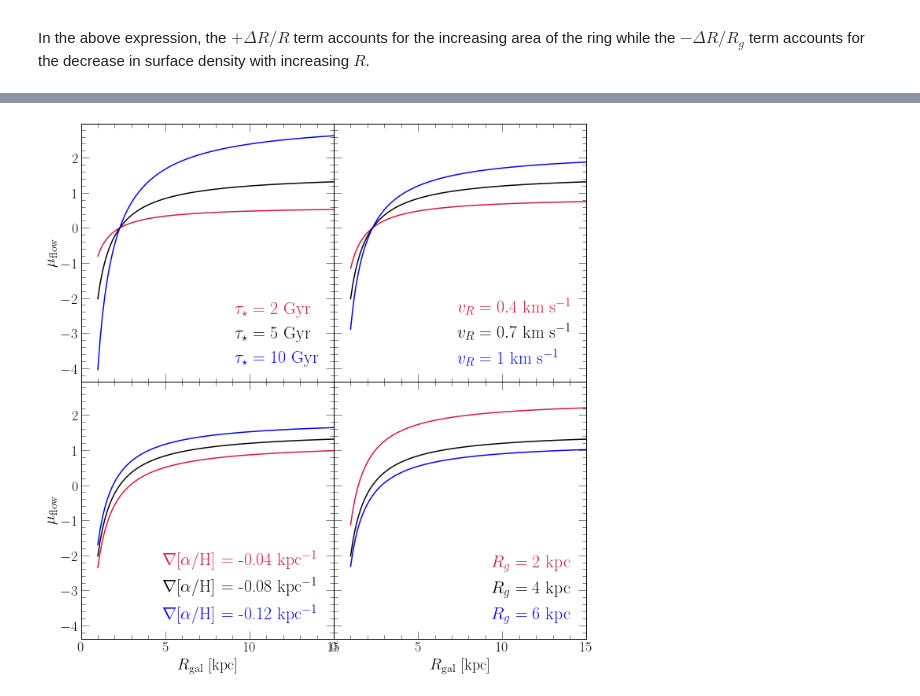
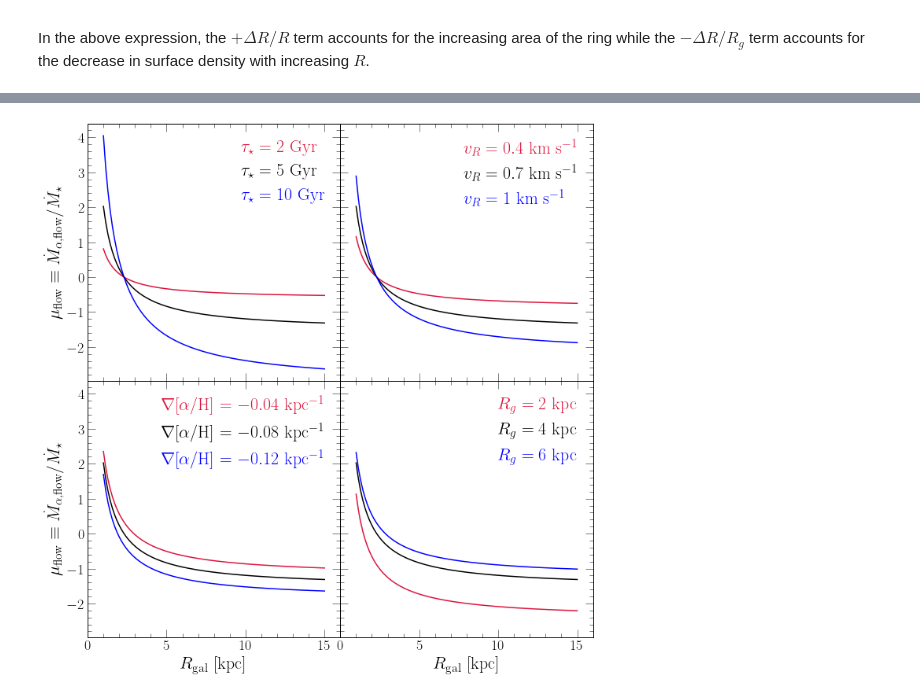
Before and after one commit to giganano/outflows, a Jupyter notebook: notebooks/radialflows.ipynb, the cells around one changed output, grey strips where cells are left out. Drawn from its saved outputs; the diff is of its cells as text; code cells hidden in the pictures.

```diff
--- a/notebooks/radialflows.ipynb
+++ b/notebooks/radialflows.ipynb
@@ -347,7 +363,7 @@ def ralpha(A):
 def mu_flow(taustar, vr, A, rg, R):
     vr *= _SECONDS_PER_GYR_
     vr *= _KM_PER_KPC_ # vr now in kpc / Gyr
-    return taustar * vr * (1 / ralpha(A) + 1 / rg - 1 / R)
+    return taustar * vr * (1 / R - 1 / rg - 1 / ralpha(A))
 # %%
 fig = plt.figure(figsize = (10, 10))
 axes = []
@@ -356,14 +372,15 @@ for i in range(4):
     if i: kwargs["sharey"] = axes[0]
     axes.append(fig.add_subplot(221 + i, **kwargs))
     if i == 0 or i == 2:
-        axes[i].set_ylabel(r"$\mu_\text{flow}$")
+        axes[i].set_ylabel(r"$\mu_\text{flow} \equiv \dot{M}_{\alpha,\text{flow}} / \dot{M}_\star$",
+            fontsize = 22)
     else:
         plt.setp(axes[i].get_yticklabels(), visible = False)
     if i >= 2:
-        axes[i].set_xlabel(r"$R_\text{gal}$ [kpc]")
+        axes[i].set_xlabel(r"$R_\text{gal}$ [kpc]", fontsize = 22)
     else:
         plt.setp(axes[i].get_xticklabels(), visible = False)
-    axes[i].set_xlim([0, 15])
+    axes[i].set_xlim([0, 16])
 
 colors = ["crimson", "black", "blue"]
 taustar = [2, 5, 10]
@@ -389,33 +406,33 @@ for i in range(3):
     yvals = [mu_flow(taustar[1], vr[i], A[1], rg[1], x) for x in xvals]
     axes[1].plot(xvals, yvals, **kwargs)
 
 for i in range(3):
     kwargs = {
         "c": named_colors()[colors[i]],
-        "label": r"$\nabla$[$\alpha$/H] = %g kpc$^{-1}$" % (A[i])
+        "label": r"$\nabla$[$\alpha$/H] = $%g$ kpc$^{-1}$" % (A[i])
     }
     yvals = [mu_flow(taustar[1], vr[1], A[i], rg[1], x) for x in xvals]
     axes[2].plot(xvals, yvals, **kwargs)
 
 for i in range(3):
     kwargs = {
         "c": named_colors()[colors[i]],
         "label": r"$R_g = %g$ kpc" % (rg[i])
     }
     yvals = [mu_flow(taustar[1], vr[1], A[1], rg[i], x) for x in xvals]
     axes[3].plot(xvals, yvals, **kwargs)
 
 for i in range(4):
     kwargs = {
-        "loc": mpl_loc("lower right"),
+        "loc": mpl_loc("upper right"),
         "handlelength": 0,
         "fontsize": 22
     }
     leg = axes[i].legend(**kwargs)
     fancy_legend(leg, colors)
 
 plt.tight_layout()
 plt.subplots_adjust(hspace = 0, wspace = 0)
 plt.show()
 # %% [output]
-[figure, old version]
+[figure, new version]
```
Also changed, not shown: parts of 6 cells of this notebook, 1 other file.
